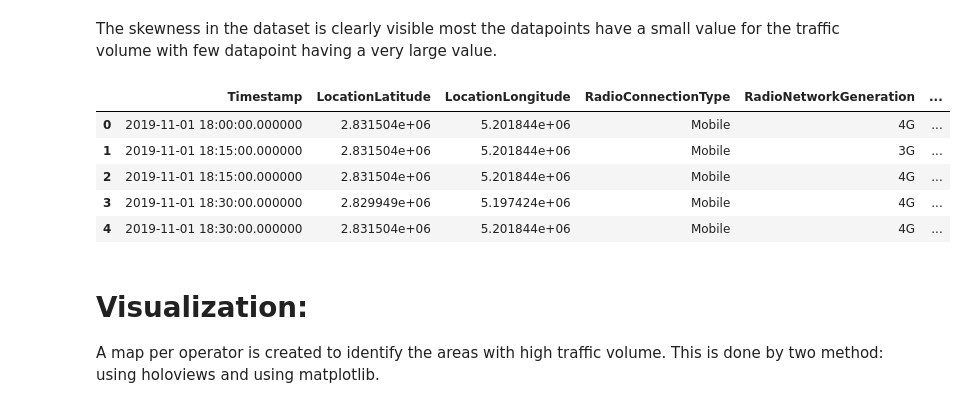
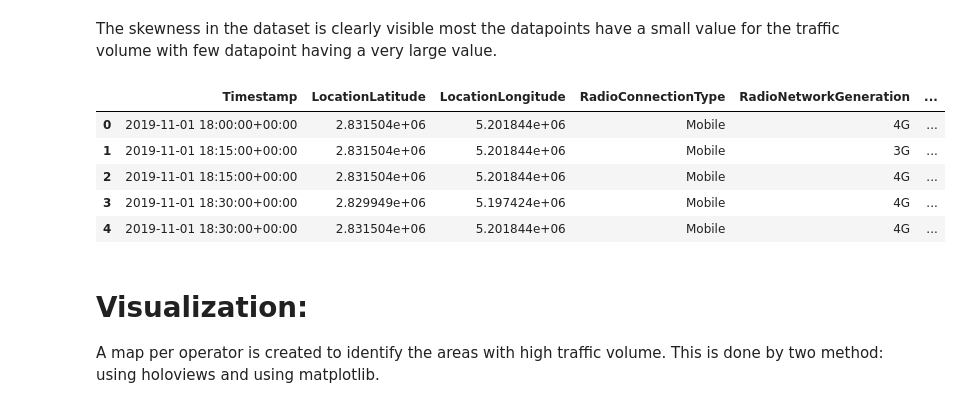
Before and after one commit to medhatfawzy/AI-Telecom, a Jupyter notebook: 2.Traffic_Volume.ipynb, the cells around one changed output. Saved outputs shown, nothing was run; the diff lists cells and outputs as text; code cells hidden in the pictures.

```diff
--- a/2.Traffic_Volume.ipynb
+++ b/2.Traffic_Volume.ipynb
@@ -27,3 +26,9 @@ hv.extension('bokeh')
 First I'll read the raw dataset from the csv file.
 # %%
 traffic_data = pd.read_csv("TrafficVolume.csv")
+RSRP = pd.read_parquet("./Data/RSRP_data_processed.parq")
+# %%
+RSRP_sam = RSRP[(RSRP["DeviceManufacturer"] == "SAMSUNG")
+                &
+                (RSRP["RSRP"] <= -40) & (RSRP["RSRP"] >= -144)
+               ].copy()
@@ -283,3 +304,10 @@ Data columns (total 9 columns):
  8   RadioMobileDataEnabled  138067 non-null  object
 dtypes: float64(3), object(6)
 memory usage: 9.5+ MB
+# %%
+traffic_data_grouped["Timestamp"] = pd.to_datetime(traffic_data_grouped["Timestamp"],
+                                                    format="%Y-%m-%d %H:%M:%S.%f%z",
+                                                    utc=True,
+                                                    errors='coerce')
+
+traffic_data_grouped[cols] = traffic_data_grouped[cols].astype('category')
@@ -405,14 +468,15 @@ df["LocationLongitude"], df["LocationLatitude"] = lnglat_to_meters(df["LocationL
 # %%
 # Index must be resetted before plotting
 df.reset_index(inplace=True, drop=True)
+RSRP_sam.reset_index(inplace=True, drop=True)
 df.head()
 # %% [output]
 |  | Timestamp | LocationLatitude | LocationLongitude | RadioConnectionType | RadioNetworkGeneration | ... |
-| 0 | 2019-11-01 18:00:00.000000 | 2.831504e+06 | 5.201844e+06 | Mobile | 4G | ... |
-| 1 | 2019-11-01 18:15:00.000000 | 2.831504e+06 | 5.201844e+06 | Mobile | 3G | ... |
-| 2 | 2019-11-01 18:15:00.000000 | 2.831504e+06 | 5.201844e+06 | Mobile | 4G | ... |
-| 3 | 2019-11-01 18:30:00.000000 | 2.829949e+06 | 5.197424e+06 | Mobile | 4G | ... |
-| 4 | 2019-11-01 18:30:00.000000 | 2.831504e+06 | 5.201844e+06 | Mobile | 4G | ... |
+| 0 | 2019-11-01 18:00:00+00:00 | 2.831504e+06 | 5.201844e+06 | Mobile | 4G | ... |
+| 1 | 2019-11-01 18:15:00+00:00 | 2.831504e+06 | 5.201844e+06 | Mobile | 3G | ... |
+| 2 | 2019-11-01 18:15:00+00:00 | 2.831504e+06 | 5.201844e+06 | Mobile | 4G | ... |
+| 3 | 2019-11-01 18:30:00+00:00 | 2.829949e+06 | 5.197424e+06 | Mobile | 4G | ... |
+| 4 | 2019-11-01 18:30:00+00:00 | 2.831504e+06 | 5.201844e+06 | Mobile | 4G | ... |
 # %% [markdown]
 # Visualization:
 A map per operator is created to identify the areas with high traffic volume.
```
Also changed, not shown: parts of 21 cells of this notebook, 4 other files.
